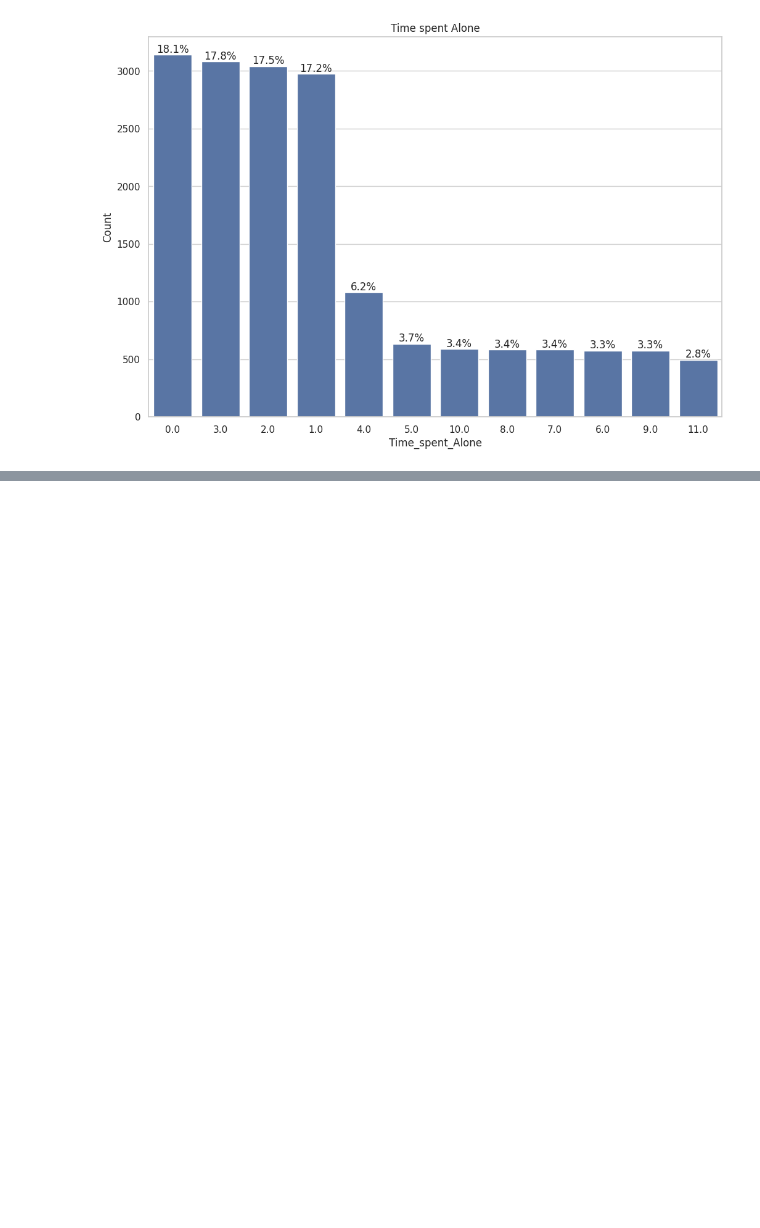
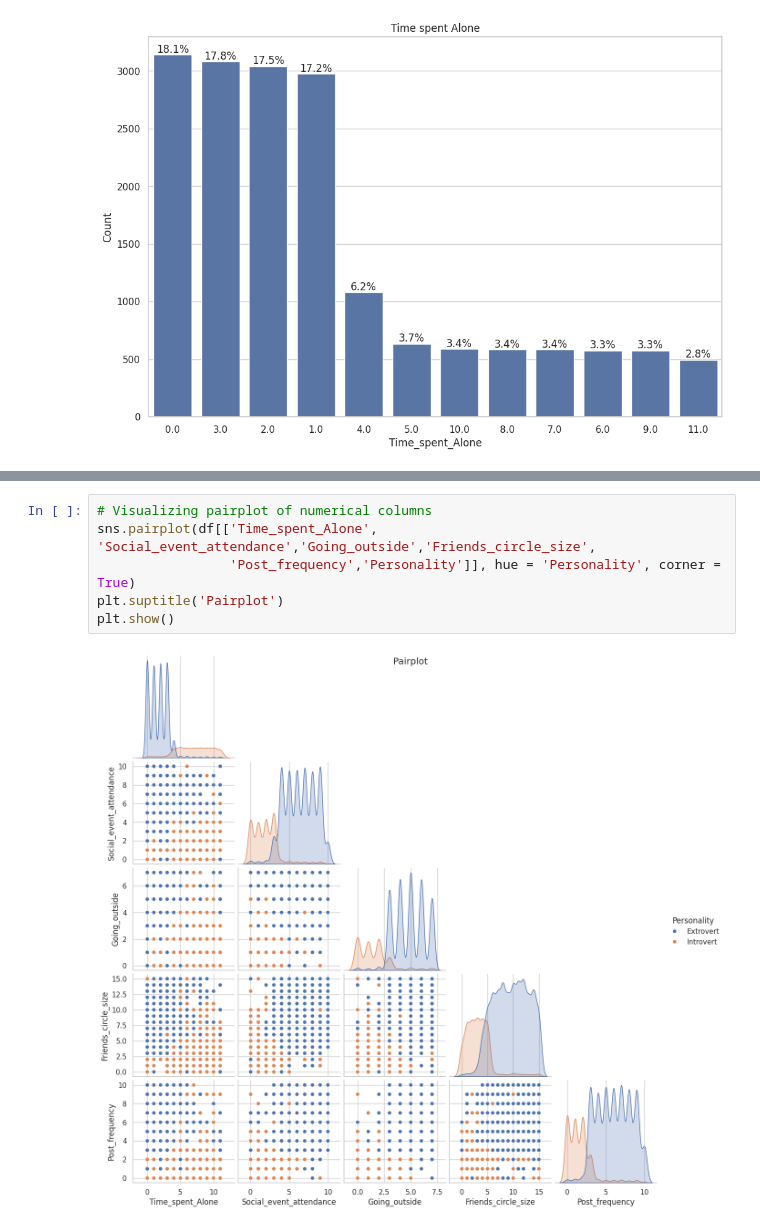
Before and after one commit to CharalamposZisis/Introvert-vs-Extrovert, a Jupyter notebook: research/01.EDA.ipynb, the cells around one changed output, grey strips where cells are left out. Cells and saved outputs as stored; diff of their text form; blank space fills up the shorter version.

```diff
--- a/research/01.EDA.ipynb
+++ b/research/01.EDA.ipynb
@@ -264,0 +256,8 @@ plt.show()
+# %%
+# Visualizing pairplot of numerical columns
+sns.pairplot(df[['Time_spent_Alone', 'Social_event_attendance','Going_outside','Friends_circle_size',
+                 'Post_frequency','Personality']], hue = 'Personality', corner = True)
+plt.suptitle('Pairplot')
+plt.show()
+# %% [output]
+[figure, added]
```
Also changed, not shown: parts of 9 cells of this notebook, 4 other files.
